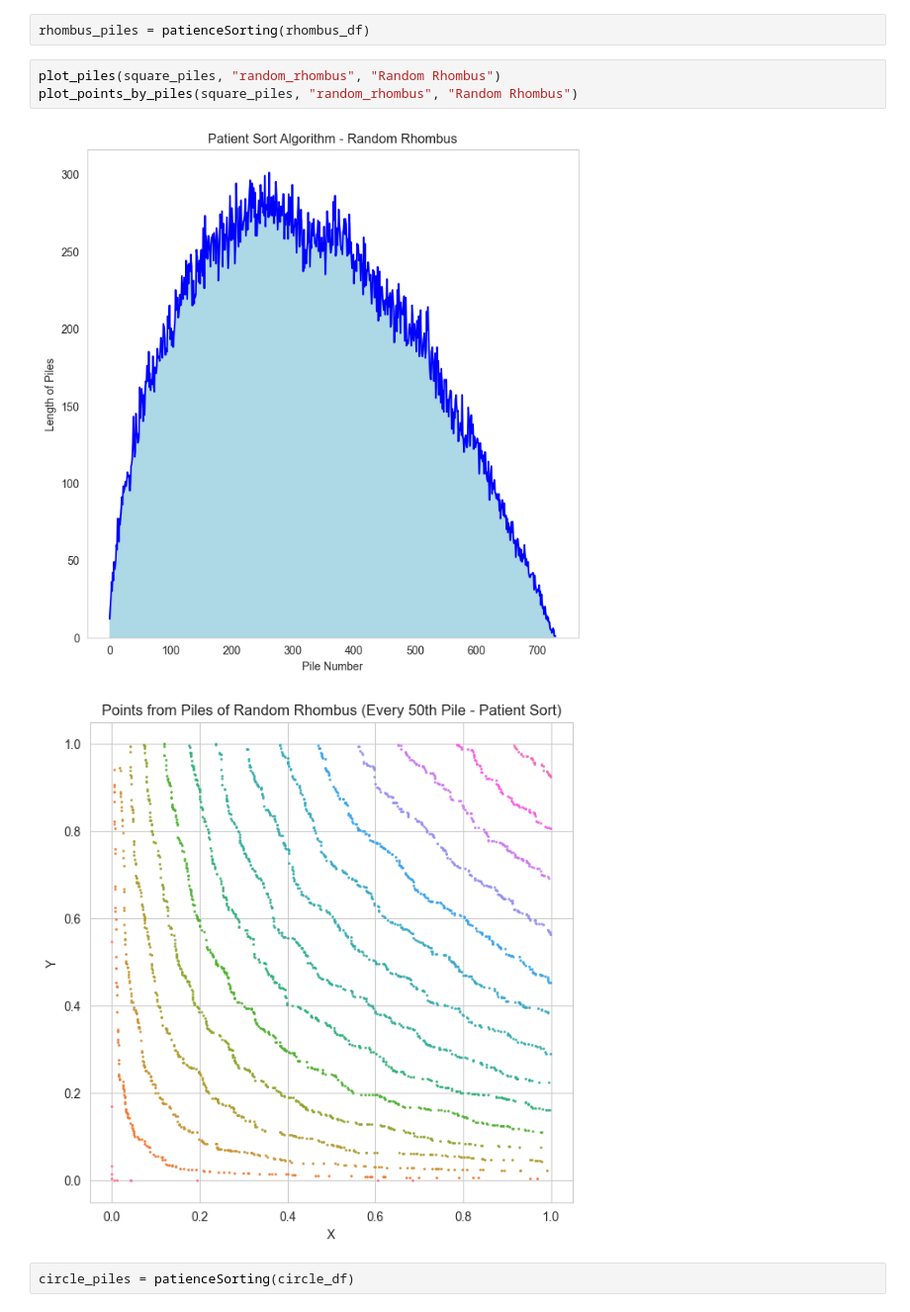
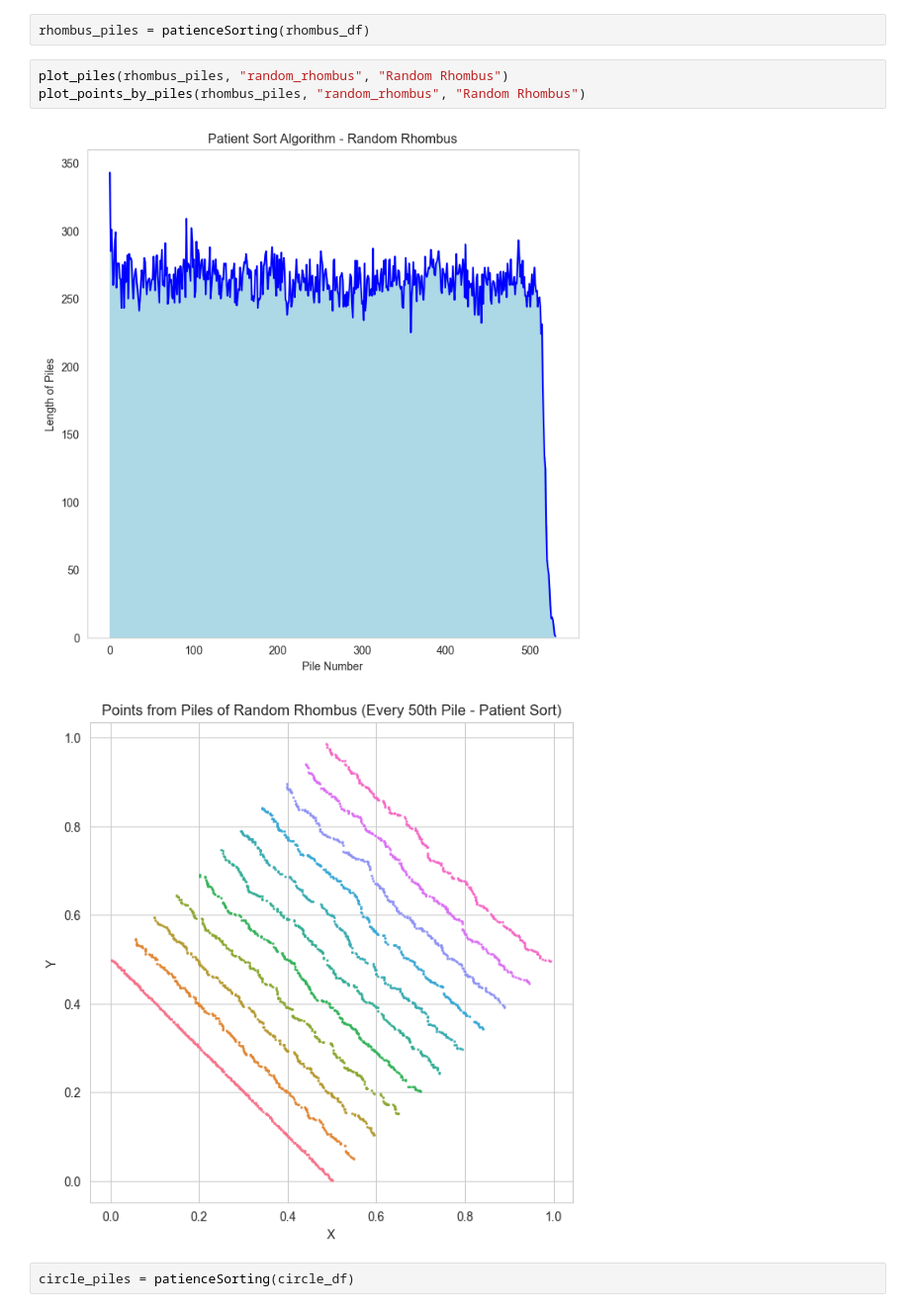
Before and after one commit to rotemchn/SortingGrades, a Jupyter notebook: patience_sort_algo.ipynb, the cells around one changed output. Shown at 99% size. Drawn from its saved outputs; the diff is of its cells as text.

Commit message:
fixed rhombus and circle - PS

```diff
--- a/patience_sort_algo.ipynb
+++ b/patience_sort_algo.ipynb
@@ -139,11 +139,11 @@ plot_points_by_piles(square_piles, "random_square", "Random Square")
 # %%
 rhombus_piles = patienceSorting(rhombus_df)
 # %%
-plot_piles(square_piles, "random_rhombus", "Random Rhombus")
-plot_points_by_piles(square_piles, "random_rhombus", "Random Rhombus")
+plot_piles(rhombus_piles, "random_rhombus", "Random Rhombus")
+plot_points_by_piles(rhombus_piles, "random_rhombus", "Random Rhombus")
 # %% [output]
-[figure, old version]
+[figure, new version]
-[figure, old version]
+[figure, new version]
 # %%
 circle_piles = patienceSorting(circle_df)
 # %%
```
Also changed, not shown: parts of 1 cell of this notebook, 10 other files.
